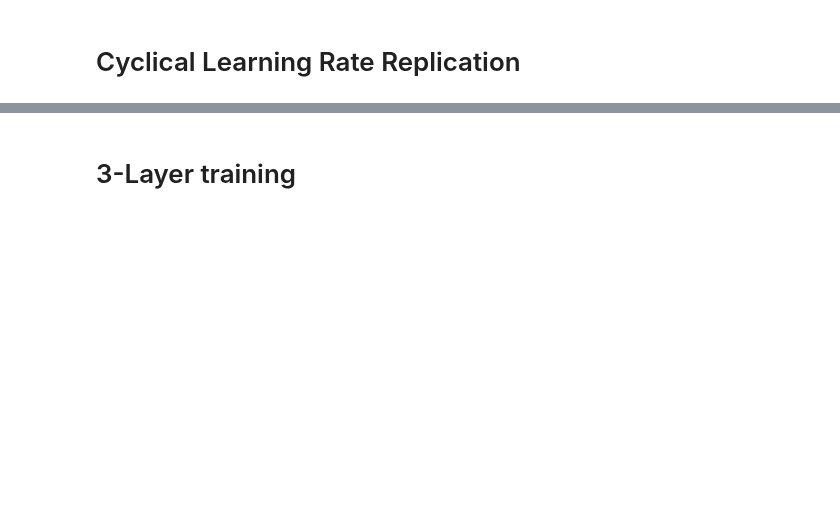
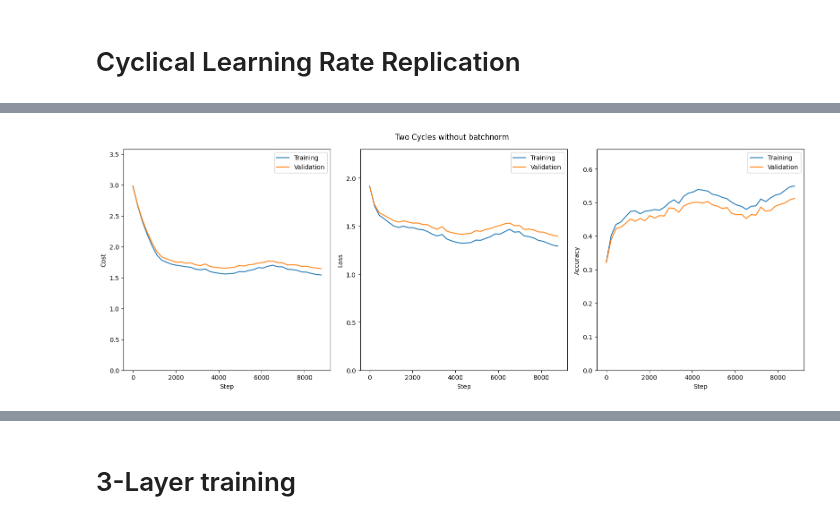
Before and after one commit to Lussebullen/dd2424, a Jupyter notebook: assignment3/notebook.ipynb, the cells around one changed output, grey strips where cells are left out. Saved outputs shown, nothing was run; the diff lists cells and outputs as text; code cells hidden in the pictures; blank space fills up the shorter version.

```diff
--- a/assignment3/notebook.ipynb
+++ b/assignment3/notebook.ipynb
@@ -709,3 +841,10 @@ vis.plotCyclicResults("Three Cycles", costs, loss, accs, stepsize)
+# %%
+model = LinearKLayer(K, D, [50, 50], seed=65465168, batchnorm=False)
+modelout, costs, loss, accs, lr = miniBatchGD(train, model, lmbd=0.01, n_batch=n_batch, scheduler=lr_scheduler, n_epochs=n_epochs, val=val, pflip=0)
+# %%
+vis.plotCyclicResults("Two Cycles without batchnorm", costs, loss, accs, stepsize)
+# %% [output]
+[figure, added]
 # %%
 modelout.forward(test)
 print("Test accuracy: ", modelout.computeAcc(test))
```
Also changed, not shown: parts of 17 cells of this notebook.
